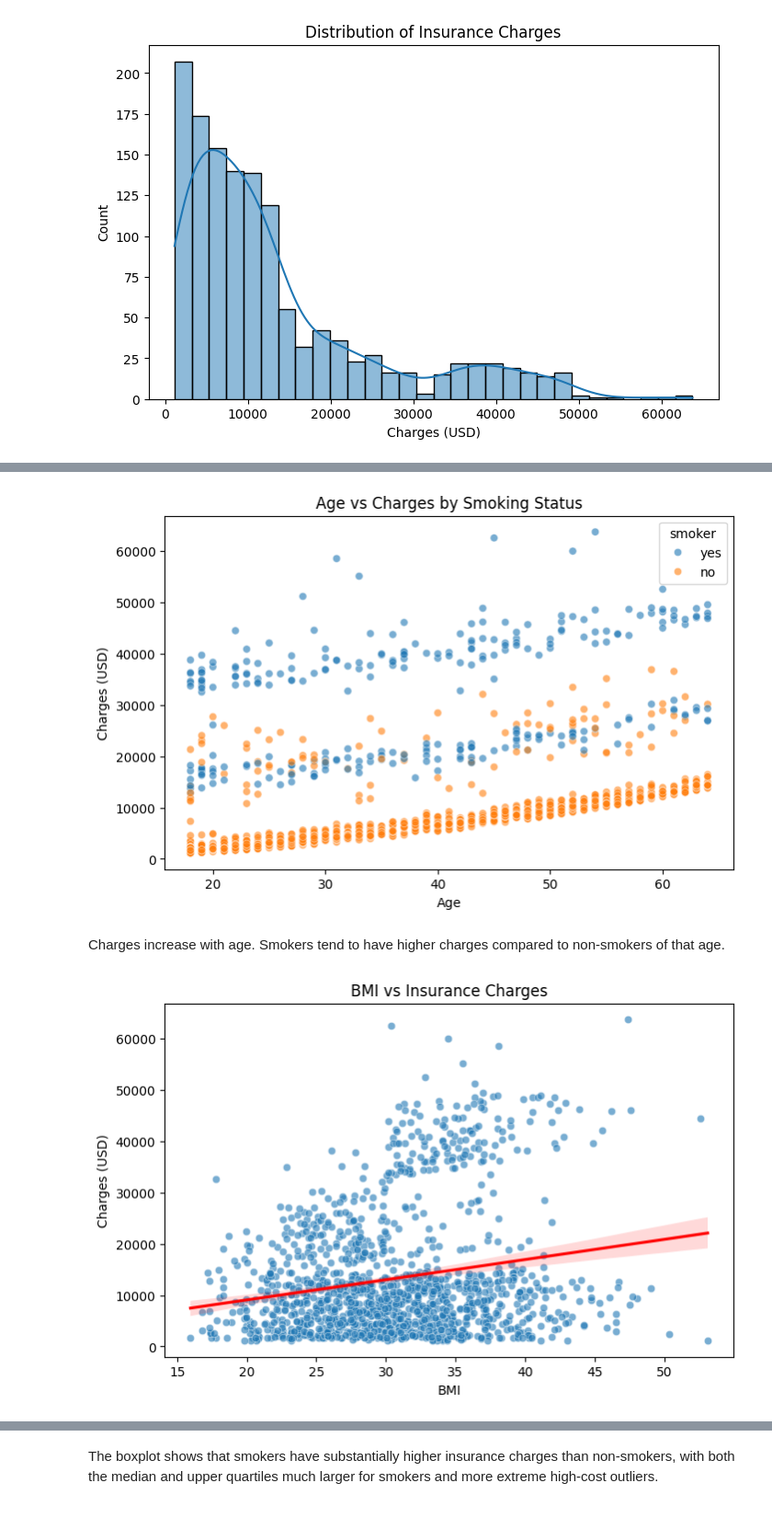
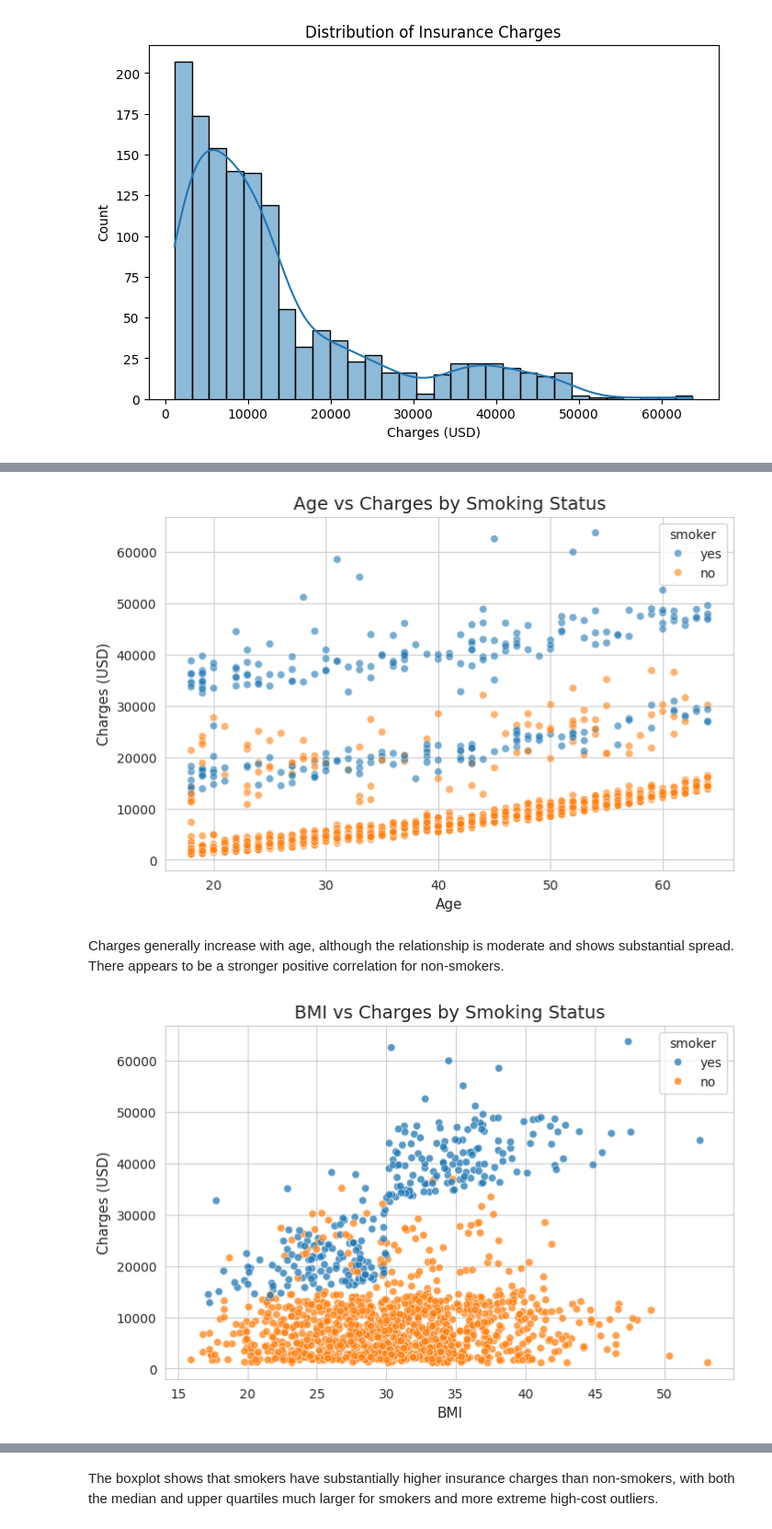
Before and after one commit to Nirmani-prog/Medical-insurance-charges-prediction, a Jupyter notebook: Insurance.ipynb, the cells around one changed output, grey strips where cells are left out. Shown at 92% size. Saved outputs shown, nothing was run; the diff lists cells and outputs as text; code cells hidden in the pictures.

```diff
--- a/Insurance.ipynb
+++ b/Insurance.ipynb
@@ -7,3 +11,13 @@ import pandas as pd
 import numpy as np
 import seaborn as sns
 import matplotlib.pyplot as plt
+
+from pathlib import Path
+from sklearn.model_selection import train_test_split
+from sklearn.linear_model import LinearRegression
+from sklearn.metrics import mean_absolute_error, mean_squared_error, r2_score
+
+sns.set_style('whitegrid')
+plt.rcParams['figure.figsize'] = (8, 5)
+plt.rcParams['axes.titlesize'] = 14
+plt.rcParams['axes.labelsize'] = 11
@@ -27,0 +37,7 @@ df.head()
+# %%
+data_path = Path('insurance.csv')
+if not data_path.exists():
+    raise FileNotFoundError("Place 'insurance.csv' in the same folder as this notebook before running all cells.")
+
+df = pd.read_csv(data_path)
+df.head()
@@ -166,16 +197,15 @@ plt.xlabel('Age')
 plt.ylabel('Charges (USD)')
 plt.show()
 # %% [output]
-[figure, old version]
+[figure, new version]
-# %% [markdown]
-Charges increase with age. Smokers tend to have higher charges compared to non-smokers of that age.
+# %% [markdown]
+Charges generally increase with age, although the relationship is moderate and shows substantial spread. There appears to be a stronger positive correlation for non-smokers.
 # %%
-plt.figure(figsize=(8,5))
-sns.scatterplot(x='bmi', y='charges', data=df, alpha=0.6)
-sns.regplot(x='bmi', y='charges', data=df, scatter=False, color='red')
-plt.title('BMI vs Insurance Charges')
+plt.figure(figsize=(8, 5))
+sns.scatterplot(data=df, x='bmi', y='charges', hue='smoker', alpha=0.75)
+plt.title('BMI vs Charges by Smoking Status')
 plt.xlabel('BMI')
 plt.ylabel('Charges (USD)')
 plt.show()
 # %% [output]
-[figure, old version]
+[figure, new version]
```
Also changed, not shown: parts of 61 cells of this notebook.
